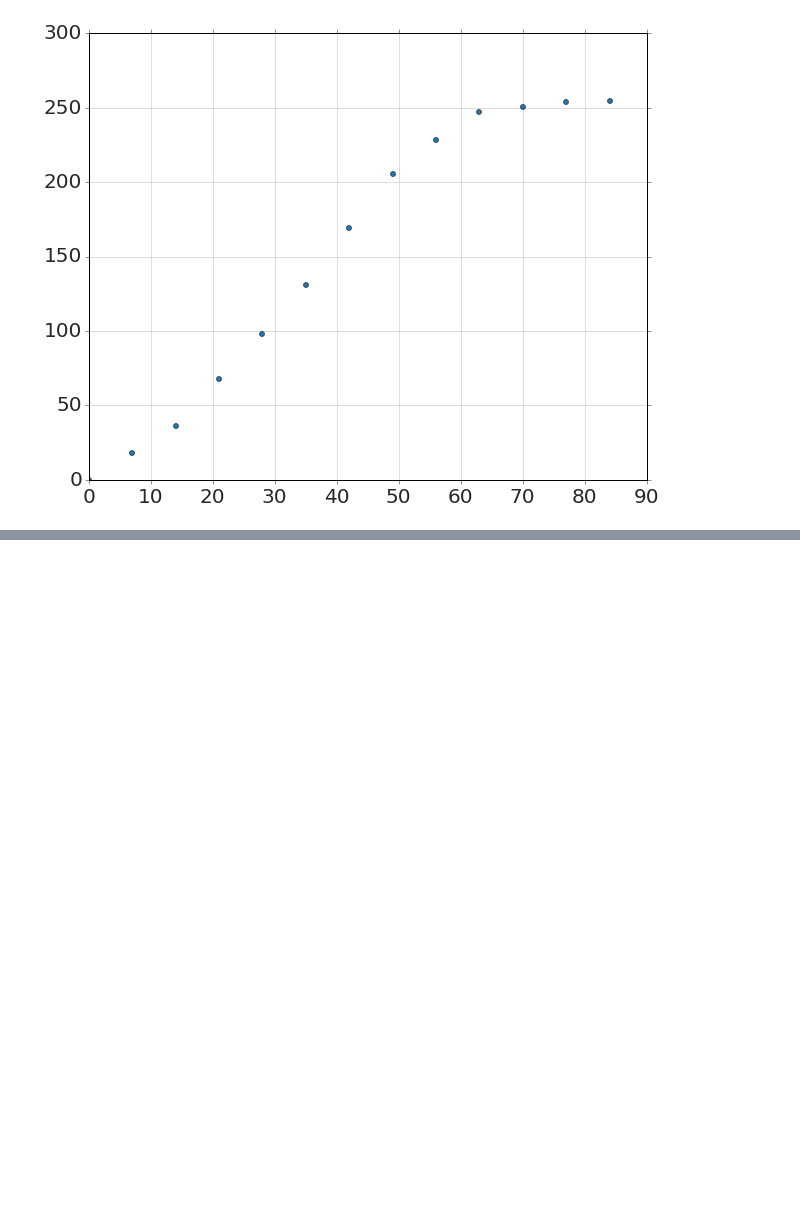
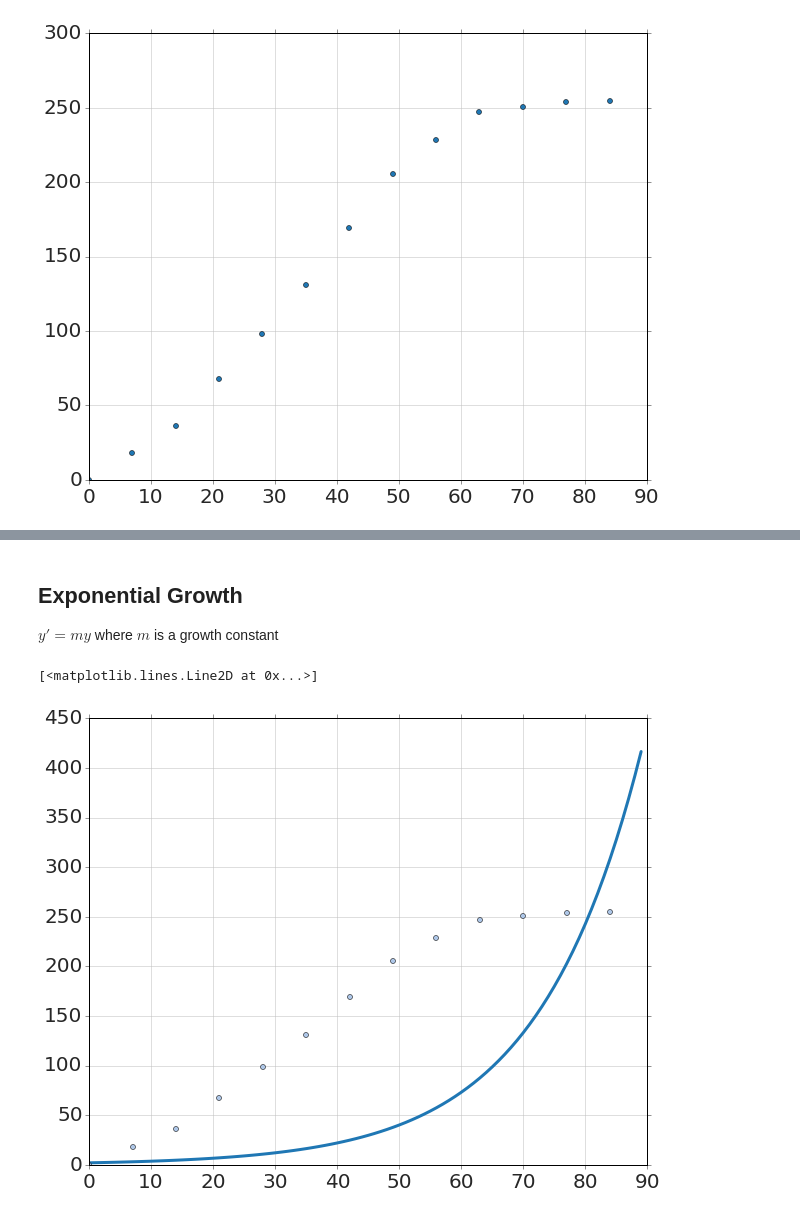
Before and after one commit to bblais/Systems-Modeling-Spring-2015-Notebooks, a Jupyter notebook: Tuesday Feb 17 2015.ipynb, the cells around one changed output, grey strips where cells are left out. Drawn from its saved outputs; the diff is of its cells as text; code cells hidden in the pictures; blank space fills up the shorter version.

Commit message:
added sim with data

```diff
--- a/Tuesday Feb 17 2015.ipynb
+++ b/Tuesday Feb 17 2015.ipynb
@@ -57,0 +63,4 @@ plot(t_data,y_data,'o')
+# %% [markdown]
+## Exponential Growth
+
+$y'=my$  where $m$ is a growth constant
@@ -57,0 +85,8 @@ plot(t_data,y_data,'o')
+# %%
+t,y=recall()
+# %%
+plot(t,y)
+plot(t_data,y_data,'o')
+# %% [output]
+[<matplotlib.lines.Line2D at 0x...>]
+[figure, added]
```
Also changed, not shown: parts of 5 cells of this notebook, 2 other files.
